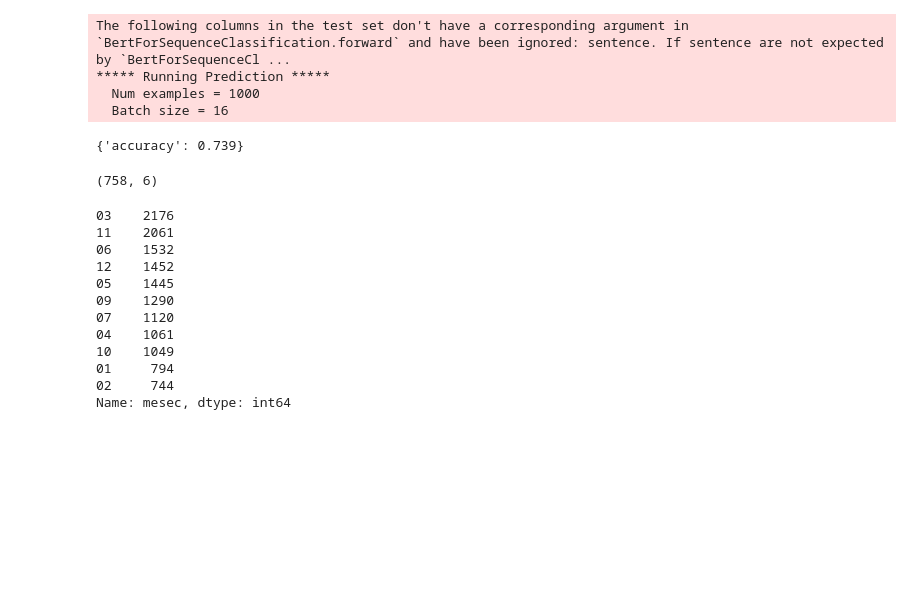
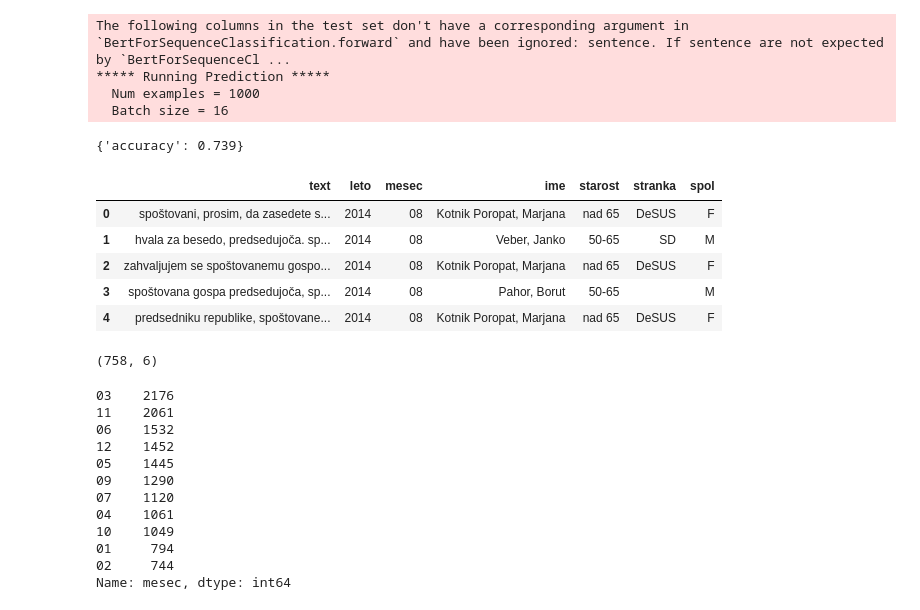
Before and after one commit to ncirar/diploma, a Jupyter notebook: Code/Sentiment/sentimentAnalysis-crosloengualBERT.ipynb, the cells around one changed output. Drawn from its saved outputs; the diff is of its cells as text; code cells hidden in the pictures; blank space fills up the shorter version.

Commit message:
Data for PMs

```diff
--- a/Code/Sentiment/sentimentAnalysis-crosloengualBERT.ipynb
+++ b/Code/Sentiment/sentimentAnalysis-crosloengualBERT.ipynb
@@ -385,23 +385,45 @@ with open('dataframe.csv', 'r') as f:
     t = row[1].split('-')
     leto = t[0]
     mesec = t[1]
-    rojstvo = row[4]
-    stranka = row[5]
-    spol = row[6]
-    corpus.append({'text': row[0], 'leto': leto, 'mesec': mesec, 'rojstvo': rojstvo, 'stranka': stranka, 'spol': spol})
+    ime = row[4]
+    rojstvo = row[5]
+
+    if rojstvo == '-\n':
+        starost = 'Ni oznake'
+    else:
+        rojstvo = int(rojstvo)
+        if 2022 - rojstvo >= 65:
+            starost = 'nad 65'
+        elif 2022 - rojstvo < 65 and 2022 - rojstvo >=50:
+            starost = '50-65'
+        else:
+            starost = '30-49'
+
+    stranka = row[6]
+    spol = row[7]
+    corpus.append({'text': row[0], 'leto': leto, 'mesec': mesec, 'ime': ime,'starost': starost, 'stranka': stranka, 'spol': spol})
     if leto == '2020':
-        dvajset.append({'text': row[0], 'leto': leto, 'mesec': mesec, 'rojstvo': rojstvo, 'stranka': stranka, 'spol': spol})
+        dvajset.append({'text': row[0], 'leto': leto, 'mesec': mesec, 'ime': ime, 'starost': starost, 'stranka': stranka, 'spol': spol})
     elif leto == '2019':
-        devetnajst.append({'text': row[0], 'leto': leto, 'mesec': mesec, 'rojstvo': rojstvo, 'stranka': stranka, 'spol': spol})
+        devetnajst.append({'text': row[0], 'leto': leto, 'mesec': mesec, 'ime': ime, 'starost': starost, 'stranka': stranka, 'spol': spol})
     elif leto == '2018':
-        osemnajst.append({'text': row[0], 'leto': leto, 'mesec': mesec, 'rojstvo': rojstvo, 'stranka': stranka, 'spol': spol})
+        osemnajst.append({'text': row[0], 'leto': leto, 'mesec': mesec, 'ime': ime, 'starost': starost, 'stranka': stranka, 'spol': spol})
     elif leto == '2017':
-        sedemnajst.append({'text': row[0], 'leto': leto, 'mesec': mesec, 'rojstvo': rojstvo, 'stranka': stranka, 'spol': spol})
+        sedemnajst.append({'text': row[0], 'leto': leto, 'mesec': mesec, 'ime': ime, 'starost': starost, 'stranka': stranka, 'spol': spol})
     elif leto == '2016':
-        sestnajst.append({'text': row[0], 'leto': leto, 'mesec': mesec, 'rojstvo': rojstvo, 'stranka': stranka, 'spol': spol})
+        sestnajst.append({'text': row[0], 'leto': leto, 'mesec': mesec, 'ime': ime, 'starost': starost, 'stranka': stranka, 'spol': spol})
     else:
         continue
 # %%
 import pandas as pd
-df = pd.DataFrame(corpus, index=None, columns=['text', 'leto', 'mesec', 'rojstvo', 'stranka', 'spol'])
+df = pd.DataFrame(corpus, index=None, columns=['text', 'leto', 'mesec', 'ime','starost', 'stranka', 'spol'])
+# %%
+df.head(5)
+# %% [output]
+|  | text | leto | mesec | ime | starost | stranka | spol |
+| 0 | spoštovani, prosim, da zasedete s... | 2014 | 08 | Kotnik Poropat, Marjana | nad 65 | DeSUS | F |
+| 1 | hvala za besedo, predsedujoča. sp... | 2014 | 08 | Veber, Janko | 50-65 | SD | M |
+| 2 | zahvaljujem se spoštovanemu gospo... | 2014 | 08 | Kotnik Poropat, Marjana | nad 65 | DeSUS | F |
+| 3 | spoštovana gospa predsedujoča, sp... | 2014 | 08 | Pahor, Borut | 50-65 |  | M |
+| 4 | predsedniku republike, spoštovane... | 2014 | 08 | Kotnik Poropat, Marjana | nad 65 | DeSUS | F |
 # %%
```
Also changed, not shown: parts of 9 cells of this notebook, 7 other files.
